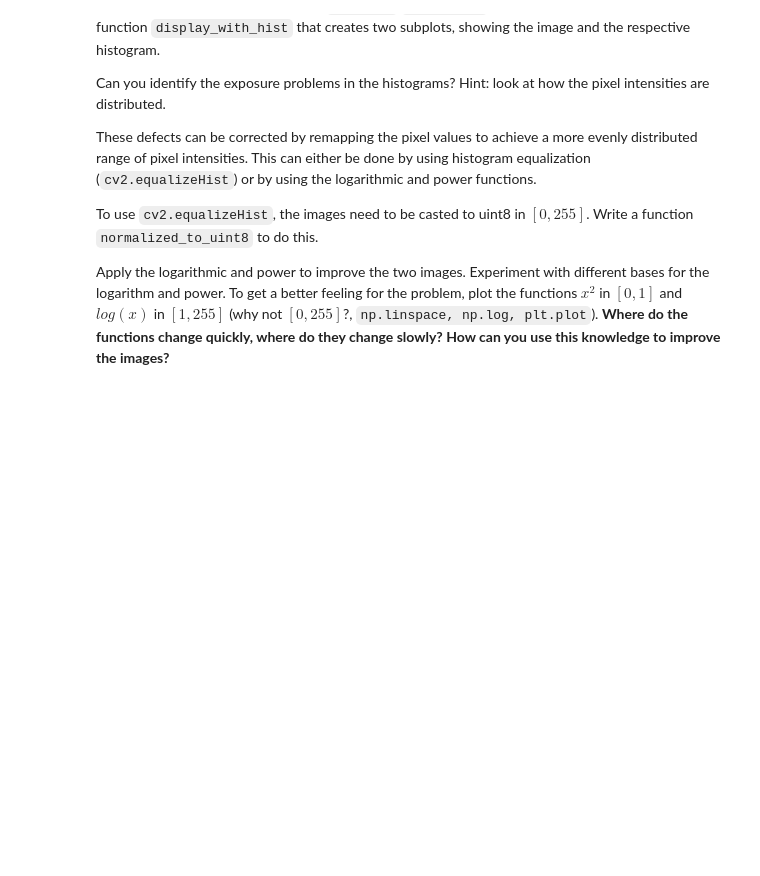
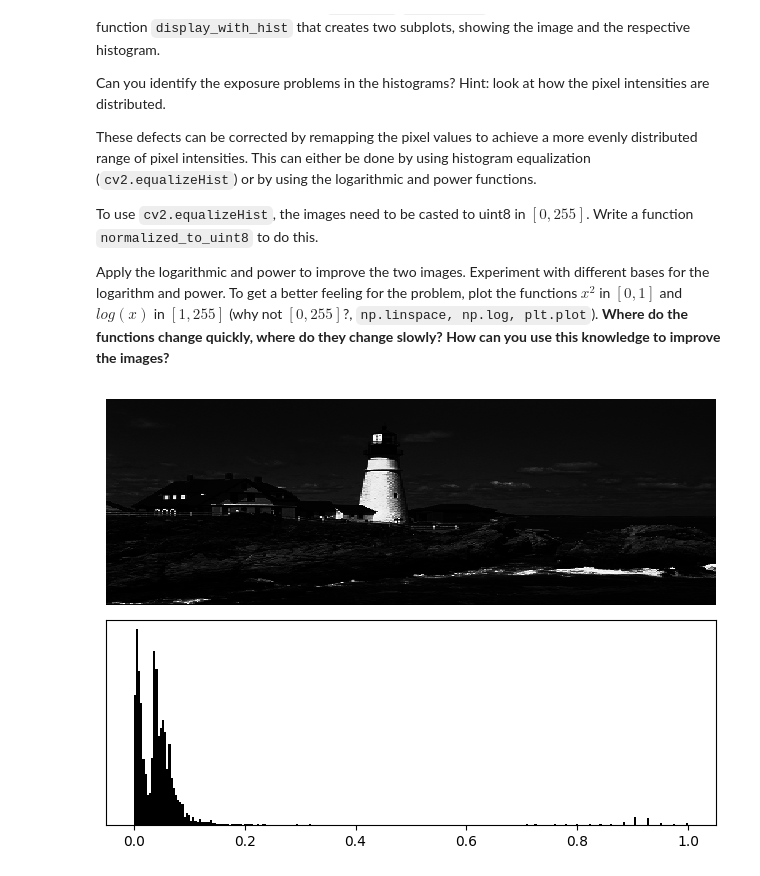
Before and after one commit to mikahoppe/computer-vision, a Jupyter notebook: 1-image-loading.ipynb, the cells around one changed output. Cells and saved outputs as stored; diff of their text form; code cells hidden in the pictures; blank space fills up the shorter version.

```diff
--- a/1-image-loading.ipynb
+++ b/1-image-loading.ipynb
@@ -111,0 +129,13 @@ def normalized_to_uint8(image):
+# %%
+def display_with_hist(image):
+  plt.figure()
+  plt.subplot(2, 1, 1)
+  plt.imshow(image, interpolation='nearest', aspect="auto", cmap="gray")
+  plt.axis("off")
+
+  plt.subplot(2, 1, 2)
+  plt.hist(image.flatten() / image.max(), bins=256, range=(0, 1), color="black")
+  plt.yticks([])
+
+  plt.tight_layout()
+  plt.show()
@@ -111,0 +146,6 @@ def normalized_to_uint8(image):
+# %%
+# load and display underexposed image with histograms
+image_underexposed = load_gray_normalized('/content/cs4250/data/exercise_1/ueb131.png')
+display_with_hist(image_underexposed)
+# %% [output]
+[figure, added]
```
Also changed, not shown: parts of 22 cells of this notebook.
